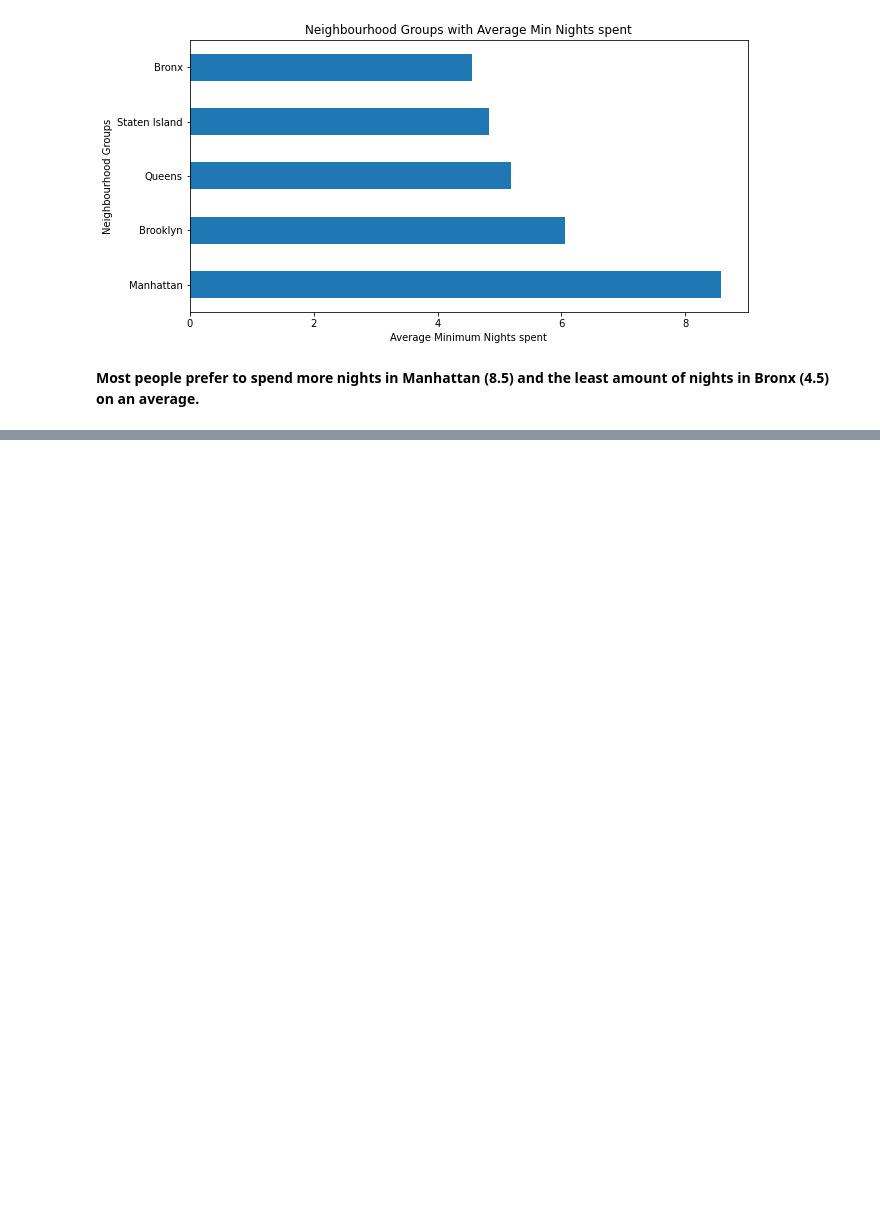
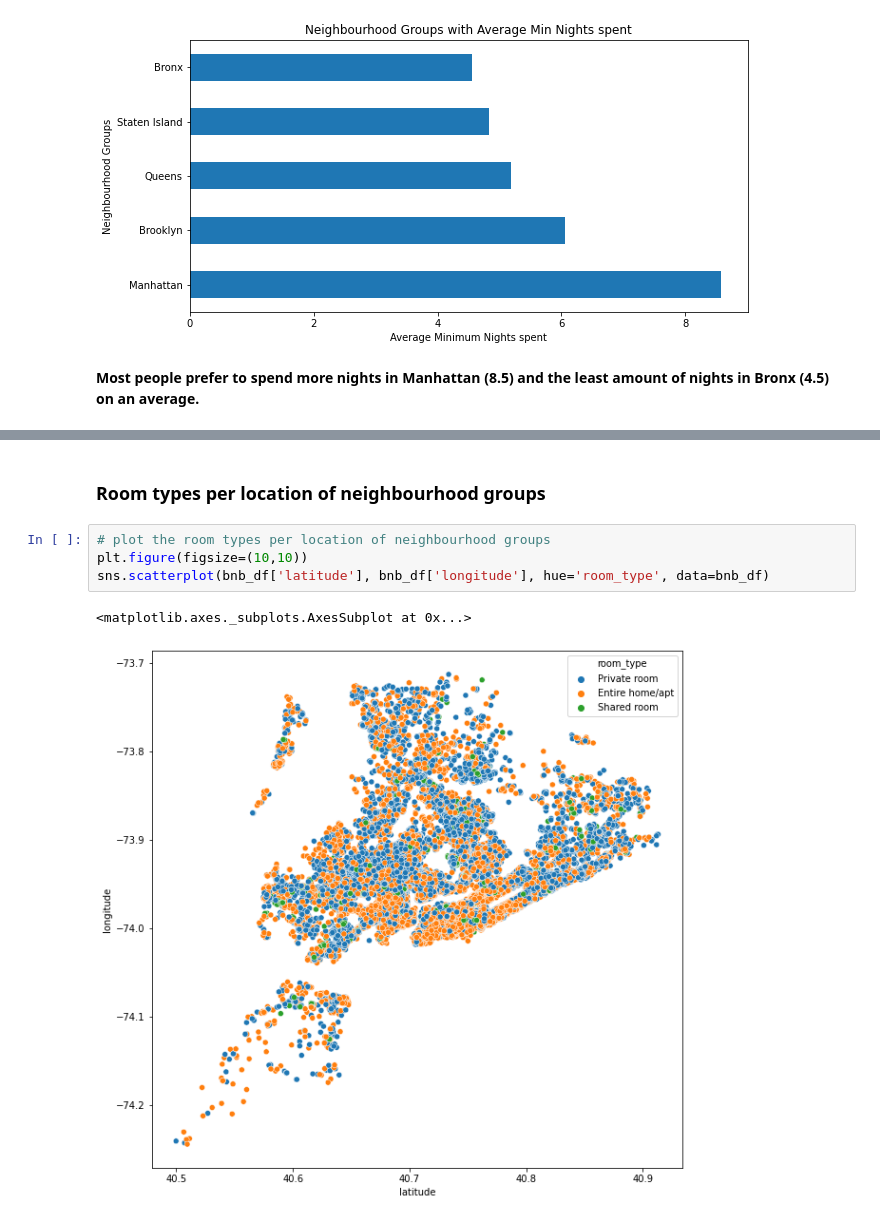
Before and after one commit to Rudrajit12/Airbnb-Bookings-Analysis, a Jupyter notebook: Airbnb_Bookings_Analysis_Capstone_Project.ipynb, the cells around one changed output, grey strips where cells are left out. Saved outputs shown, nothing was run; the diff lists cells and outputs as text; blank space fills up the shorter version.

```diff
--- a/Airbnb_Bookings_Analysis_Capstone_Project.ipynb
+++ b/Airbnb_Bookings_Analysis_Capstone_Project.ipynb
@@ -472,0 +538,9 @@ Name: minimum_nights, dtype: float64
+# %% [markdown]
+### **Room types per location of neighbourhood groups**
+# %%
+# plot the room types per location of neighbourhood groups
+plt.figure(figsize=(10,10))
+sns.scatterplot(bnb_df['latitude'], bnb_df['longitude'], hue='room_type', data=bnb_df)
+# %% [output]
+<matplotlib.axes._subplots.AxesSubplot at 0x...>
+[figure, added]
```
Also changed, not shown: parts of 27 cells of this notebook.
